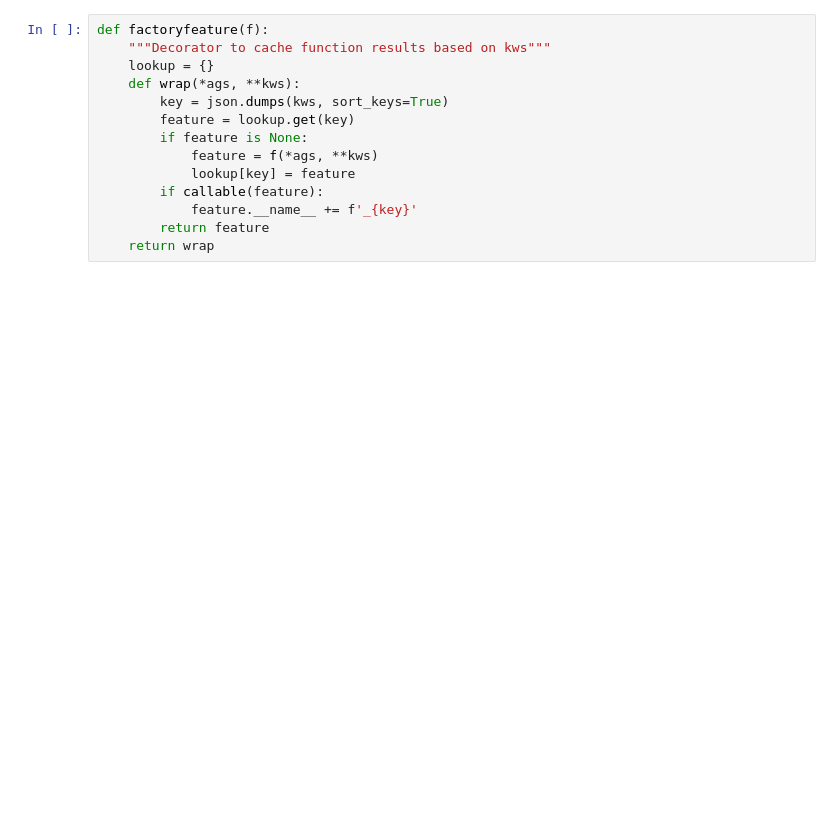
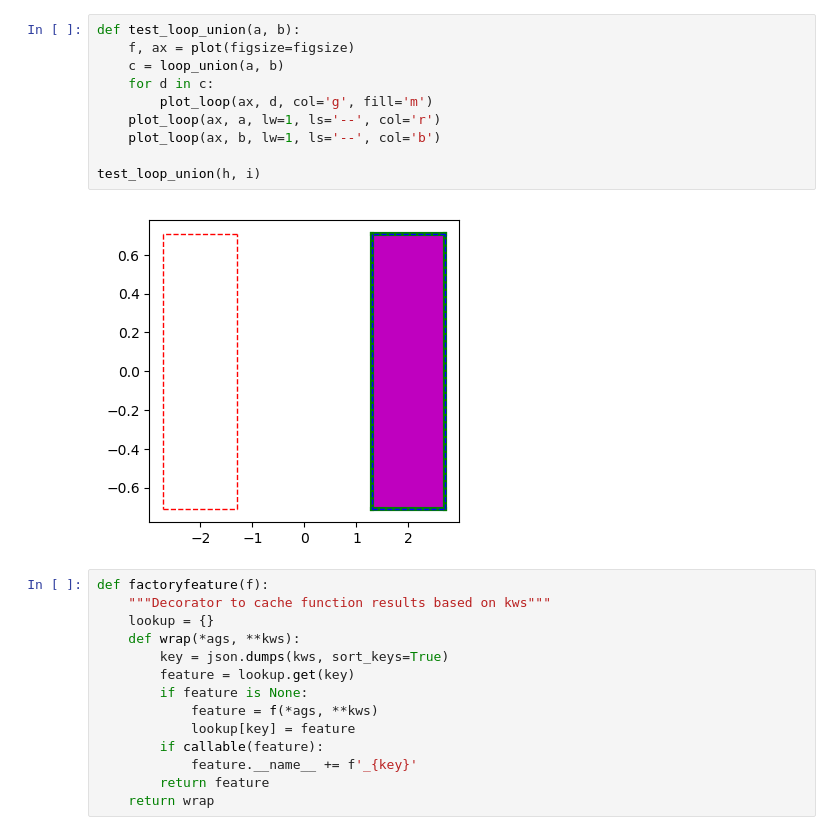
Before and after one commit to ctogle/meshmaker, a Jupyter notebook: notebooks/live.ipynb, the cells around one changed output. Cells and saved outputs as stored; diff of their text form; blank space fills up the shorter version.

```diff
--- a/notebooks/live.ipynb
+++ b/notebooks/live.ipynb
@@ -91,3 +282,15 @@ for part in loop_intersection(a, b):
+# %%
+def test_loop_union(a, b):
+    f, ax = plot(figsize=figsize)
+    c = loop_union(a, b)
+    for d in c:
+        plot_loop(ax, d, col='g', fill='m')
+    plot_loop(ax, a, lw=1, ls='--', col='r')
+    plot_loop(ax, b, lw=1, ls='--', col='b')
+
+test_loop_union(h, i)
+# %% [output]
+[figure, added]
 # %%
 def factoryfeature(f):
     """Decorator to cache function results based on kws"""
```
Also changed, not shown: parts of 21 cells of this notebook, 3 other files.
